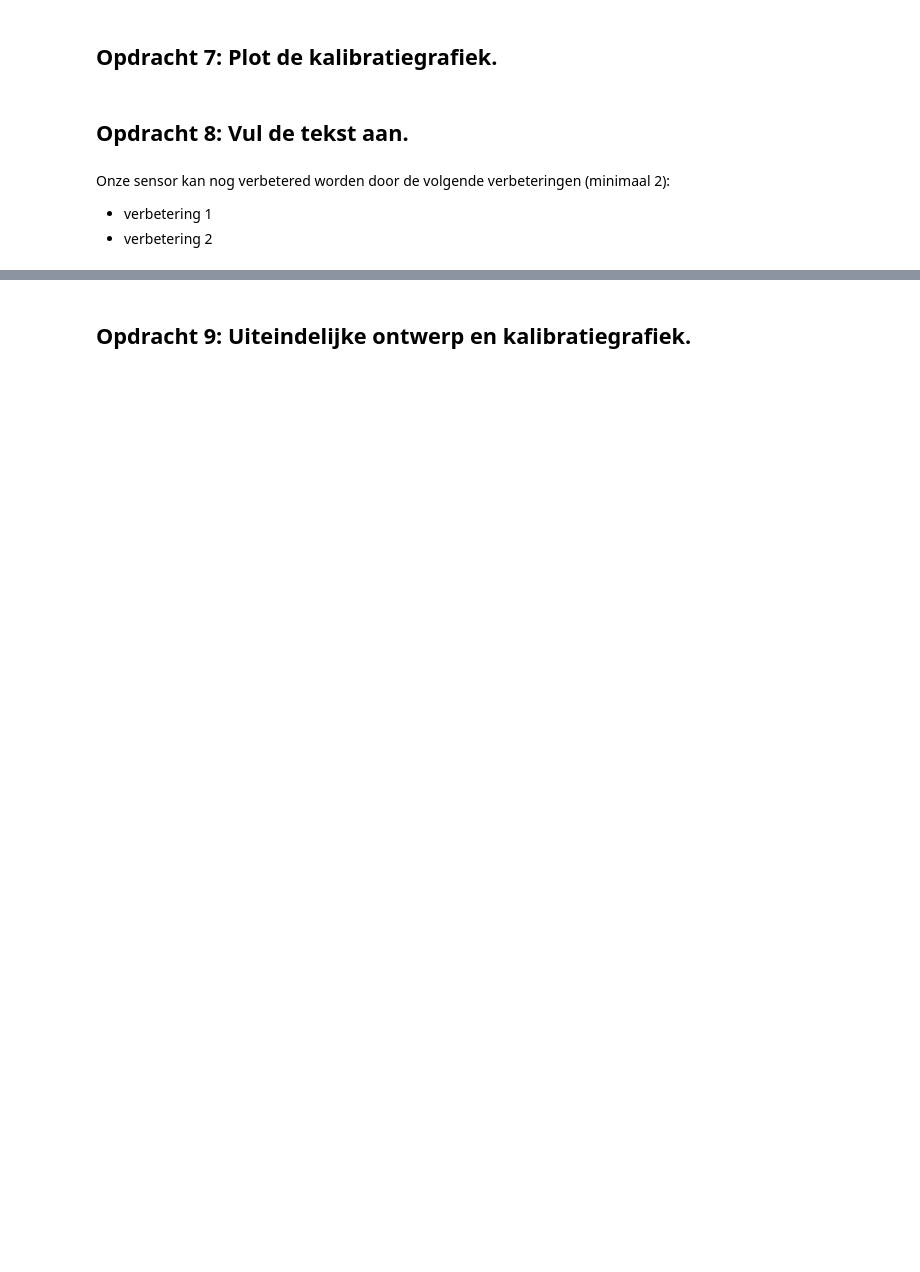
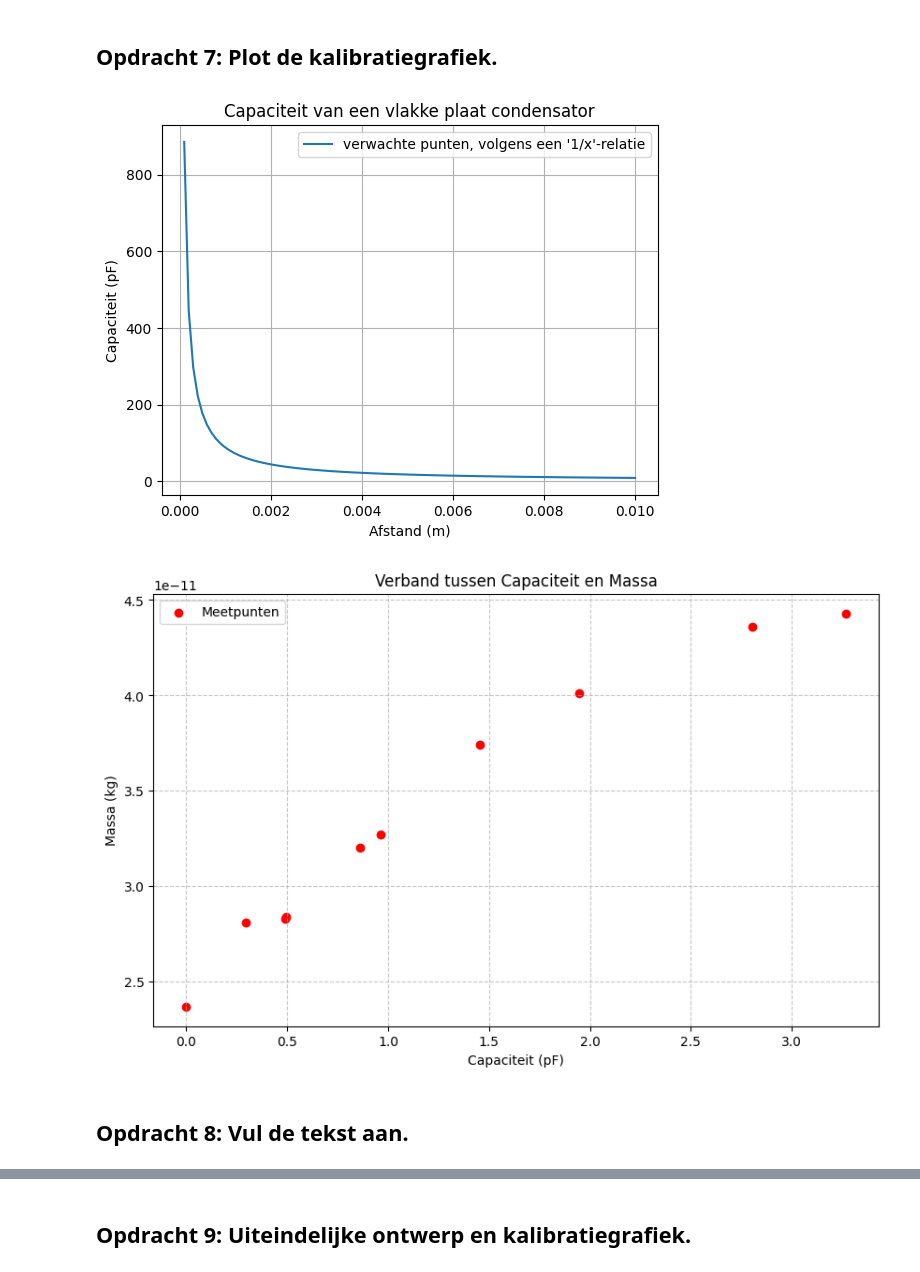
Before and after one commit to jesselangenberg123/opdrachten-DEF-D, a Jupyter notebook: FysiekeOntwerpopdrachten/2OntwerpEenSensorCondensator/DEFOntwerpopdracht2OntwerpEenSensorInvulTemplate.ipynb, the cells around one changed output, grey strips where cells are left out. Drawn from its saved outputs; the diff is of its cells as text; code cells hidden in the pictures; blank space fills up the shorter version.

```diff
--- a/FysiekeOntwerpopdrachten/2OntwerpEenSensorCondensator/DEFOntwerpopdracht2OntwerpEenSensorInvulTemplate.ipynb
+++ b/FysiekeOntwerpopdrachten/2OntwerpEenSensorCondensator/DEFOntwerpopdracht2OntwerpEenSensorInvulTemplate.ipynb
@@ -113,7 +137,38 @@ Pas deze tekst aan: Wij gaan een sensor maken die X meet.
+# %%
+# Plot hier je gemeten kalibratiegrafiek en plot in dezelfde figuur ook je verwachte ontwerpgrafiek.
+
+def vlakkeplaat(A, d, e_r):
+    C = e_r * A / d
+    return C
+
+A = 0.01 # m^2
+d = np.linspace(0.0001, 0.01, 101) # m
+e_r = epsilon # F/m
+C = vlakkeplaat(A, d, e_r) # F
+
+plt.plot(d, C*10**12, label="verwachte punten, volgens een '1/x'-relatie") # pF
+plt.xlabel('Afstand (m)')
+plt.ylabel('Capaciteit (pF)')
+plt.title('Capaciteit van een vlakke plaat condensator')
+plt.grid()
+plt.legend()
+plt.show()
+
+
+
+massa = np.array([0, 0.2952, 0.4884, 0.8588, 0.961, 0.4962, 1.457, 1.946, 2.804, 3.268]) # kg (Y-as)
+capaciteit = np.array([23.7, 28.1, 28.3, 32.0, 32.7, 28.4, 37.4, 40.1, 43.6, 44.3]) * 1e-12 # F (X-as)
+
+plt.figure(figsize=(10, 6))
+plt.scatter(massa, capaciteit,  color='red', label='Meetpunten')
+plt.title('Verband tussen Capaciteit en Massa')
+plt.xlabel('Capaciteit (pF)')
+plt.ylabel('Massa (kg)')
+plt.legend()
+plt.grid(True, linestyle='--', alpha=0.7)
+plt.show()
+# %% [output]
+[figure, added]
+[figure, added]
 # %% [markdown]
 ## Opdracht 8: Vul de tekst aan.
-# %% [markdown]
-Onze sensor kan nog verbetered worden door de volgende verbeteringen (minimaal 2):
-
-* verbetering 1
-* verbetering 2
```
Also changed, not shown: parts of 25 cells of this notebook, 15 other files.
